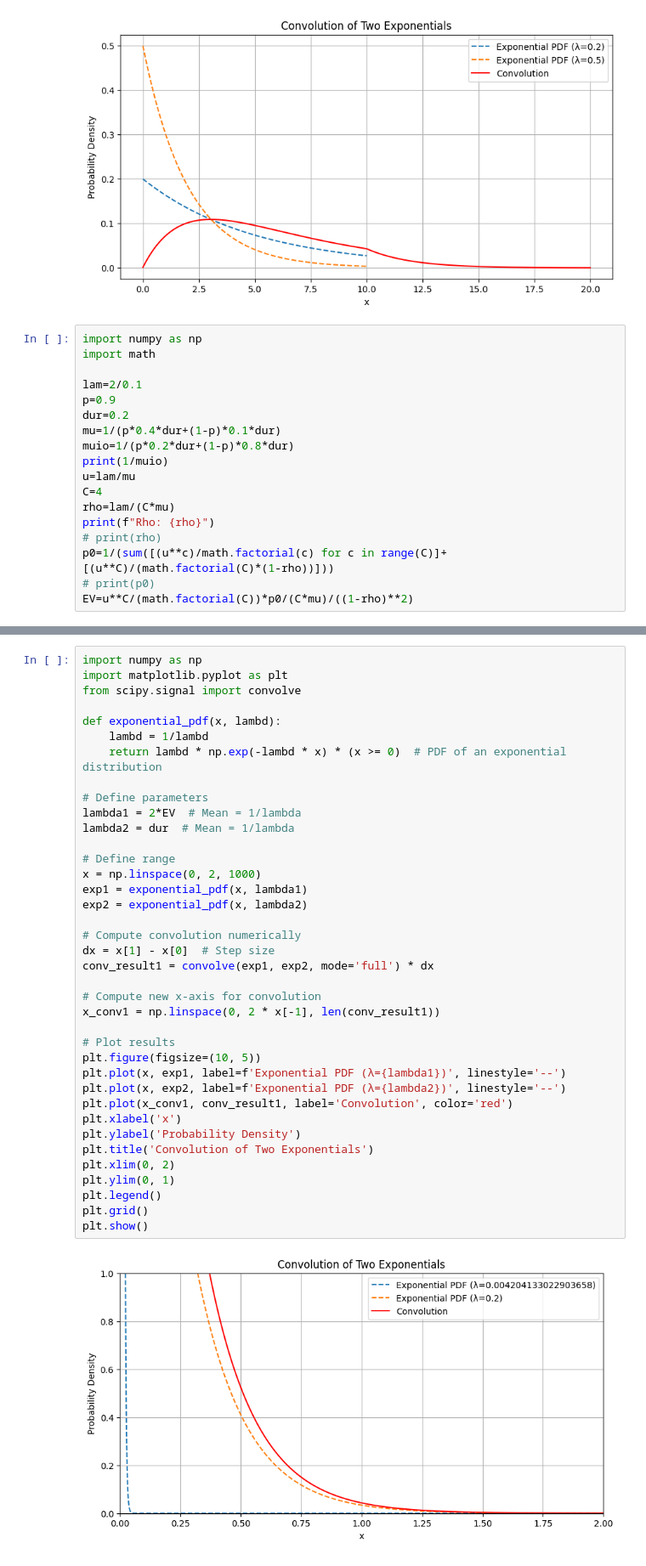
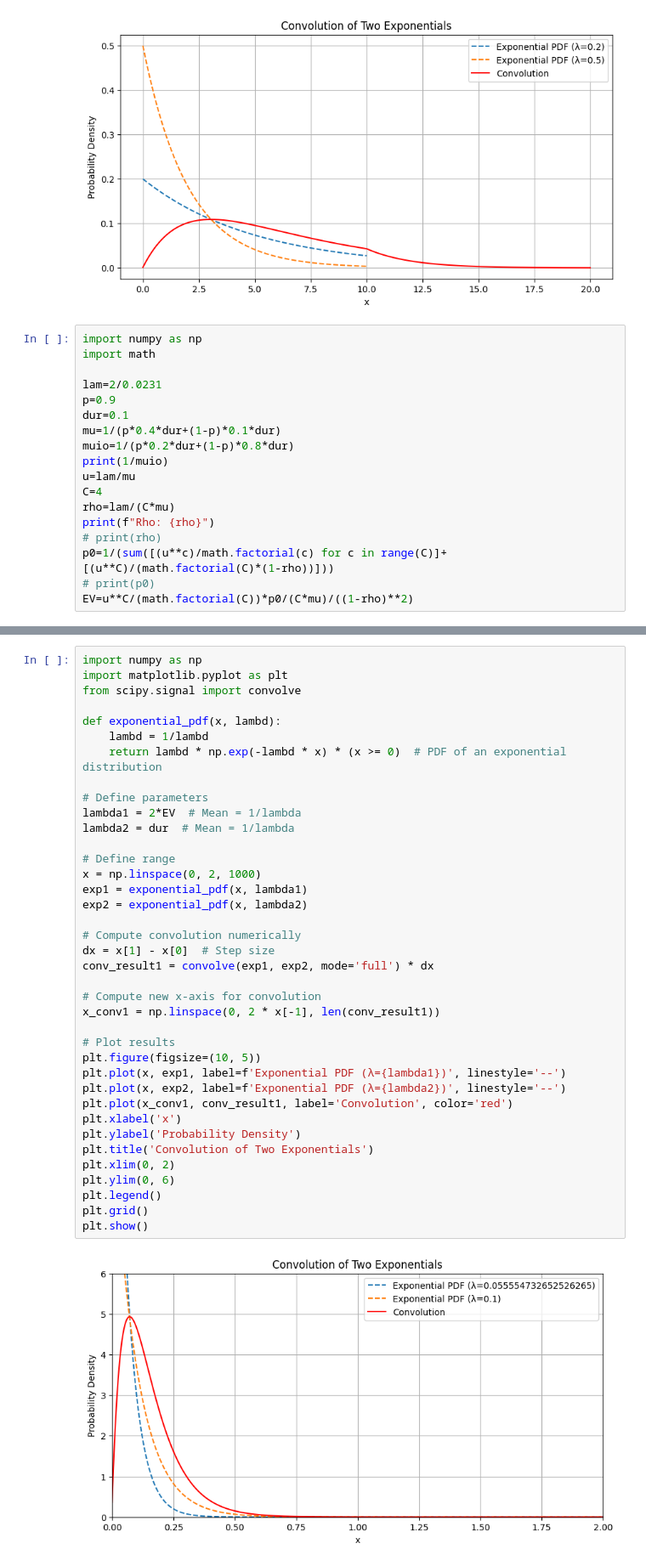
Before and after one commit to Sonic803/multi-core-sched, a Jupyter notebook: python/conv.ipynb, the cells around one changed output, grey strips where cells are left out. Shown: that part at 85% size. Saved outputs shown, nothing was run; the diff lists cells and outputs as text.

```diff
--- a/python/conv.ipynb
+++ b/python/conv.ipynb
@@ -39,9 +39,9 @@ plt.show()
 import numpy as np
 import math
 
-lam=2/0.1
+lam=2/0.0231
 p=0.9
-dur=0.2
+dur=0.1
 mu=1/(p*0.4*dur+(1-p)*0.1*dur)
 muio=1/(p*0.2*dur+(1-p)*0.8*dur)
 print(1/muio)
@@ -67,32 +67,32 @@ def exponential_pdf(x, lambd):
 
 # Define parameters
 lambda1 = 2*EV  # Mean = 1/lambda
 lambda2 = dur  # Mean = 1/lambda
 
 # Define range
 x = np.linspace(0, 2, 1000)
 exp1 = exponential_pdf(x, lambda1)
 exp2 = exponential_pdf(x, lambda2)
 
 # Compute convolution numerically
 dx = x[1] - x[0]  # Step size
 conv_result1 = convolve(exp1, exp2, mode='full') * dx
 
 # Compute new x-axis for convolution
 x_conv1 = np.linspace(0, 2 * x[-1], len(conv_result1))
 
 # Plot results
 plt.figure(figsize=(10, 5))
 plt.plot(x, exp1, label=f'Exponential PDF (λ={lambda1})', linestyle='--')
 plt.plot(x, exp2, label=f'Exponential PDF (λ={lambda2})', linestyle='--')
 plt.plot(x_conv1, conv_result1, label='Convolution', color='red')
 plt.xlabel('x')
 plt.ylabel('Probability Density')
 plt.title('Convolution of Two Exponentials')
 plt.xlim(0, 2)
-plt.ylim(0, 1)
+plt.ylim(0, 6)
 plt.legend()
 plt.grid()
 plt.show()
 # %% [output]
-[figure, old version]
+[figure, new version]
```
Also changed, not shown: parts of 1 cell of this notebook, 8 other files.
